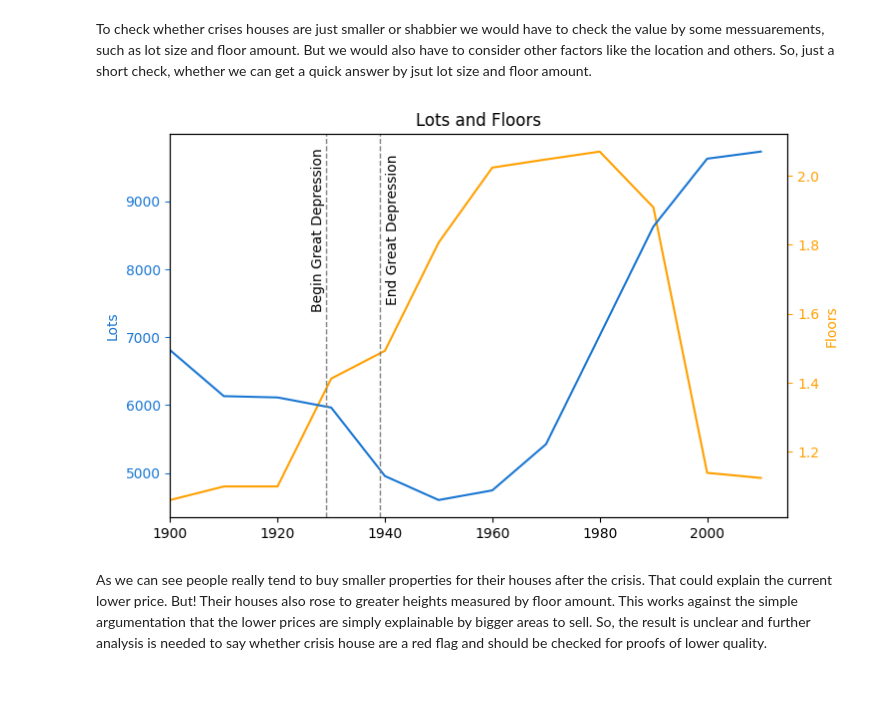
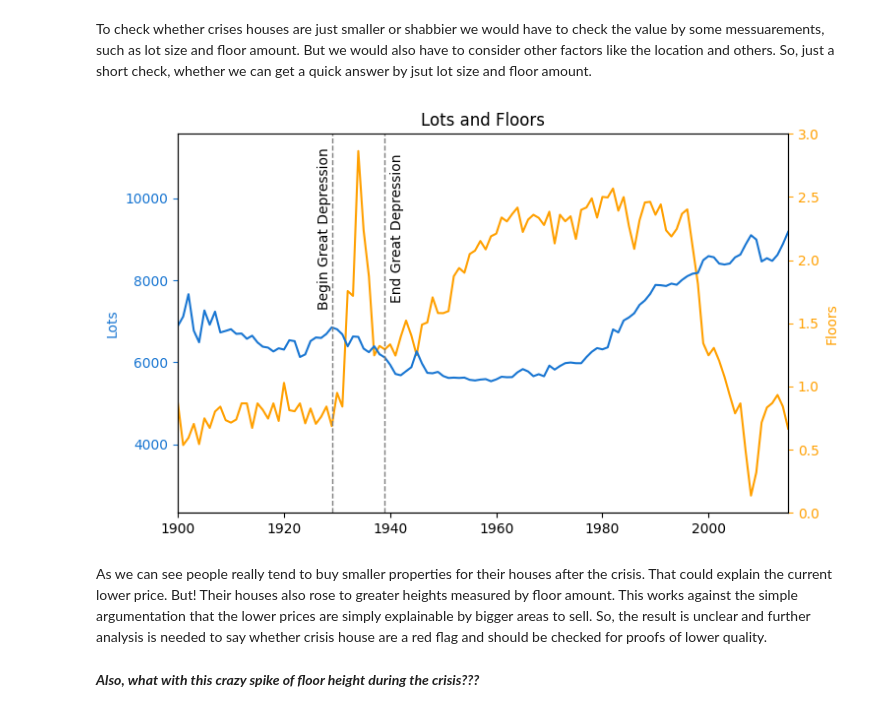
Before and after one commit to merekat/ds-eda-project-template, a Jupyter notebook: EDA.ipynb, the cells around one changed output. Saved outputs shown, nothing was run; the diff lists cells and outputs as text; code cells hidden in the pictures; blank space fills up the shorter version.

Commit message:
last charts not by decade

```diff
--- a/EDA.ipynb
+++ b/EDA.ipynb
@@ -427,38 +411,40 @@ What does this help us? Well, it helps us to be careful about these houses. When
 # %% [markdown]
 To check whether crises houses are just smaller or shabbier we would have to check the value by some messuarements, such as lot size and floor amount. But we would also have to consider other factors like the location and others. So, just a short check, whether we can get a quick answer by jsut lot size and floor amount.
 # %%
-decade_lots = df_greatdepression.groupby('decade')['sqft_lot'].median()
-decade_floors = df_greatdepression.groupby('decade')['floors'].mean()
+decade_lots = df_greatdepression.groupby('yr_built')['sqft_lot'].median()
+decade_floors = df_greatdepression.groupby('yr_built')['floors'].mean()
 # %%
 fig, ax1 = plt.subplots()
 
 # Plot the decade counts
 ax1.plot(decade_lots.index, decade_lots.values, label='Lots', color='#ffa000')
 ax1.set_ylabel('Lots', color='#1976d2')
 ax1.tick_params('y', colors='#1976d2')
 
 # Create a second axis
 ax2 = ax1.twinx()
 
 # Plot the decade means
 ax2.plot(decade_floors.index, decade_floors.values, label='Floors', color='#1976d2')
 ax2.set_ylabel('Floors', color='#ffa000')
 ax2.tick_params('y', colors='#ffa000')
 
 # Set the title
 ax1.set_title('Lots and Floors')
 
 plt.xlim(1900, 2015)
-
+plt.ylim(0, 3)
 
 plt.axvline(x=1929, color='gray', linewidth=1, linestyle='--')
 plt.axvline(x=1939, color='gray', linewidth=1, linestyle='--')
 plt.text(.24, 0.75, 'Begin Great Depression', rotation=90, ha='center', va='center', transform=plt.gca().transAxes)
 plt.text(.36, 0.75, 'End Great Depression', rotation=90, ha='center', va='center', transform=plt.gca().transAxes)
 
 # Show the plot
 plt.show()
 # %% [output]
-[figure, old version]
+[figure, new version]
 # %% [markdown]
 As we can see people really tend to buy smaller properties for their houses after the crisis. That could explain the current lower price. But! Their houses also rose to greater heights measured by floor amount. This works against the simple argumentation that the lower prices are simply explainable by bigger areas to sell. So, the result is unclear and further analysis is needed to say whether crisis house are a red flag and should be checked for proofs of lower quality.
+# %% [markdown]
+___Also, what with this crazy spike of floor height during the crisis???___
```
Also changed, not shown: parts of 2 cells of this notebook.
